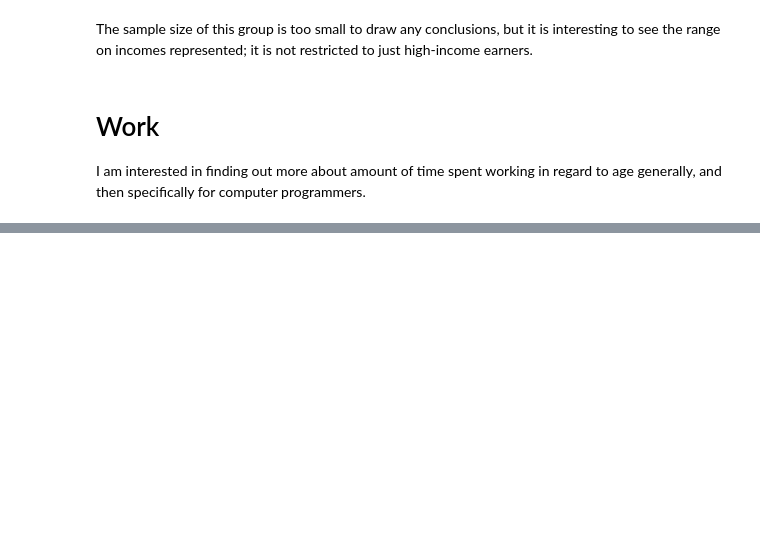
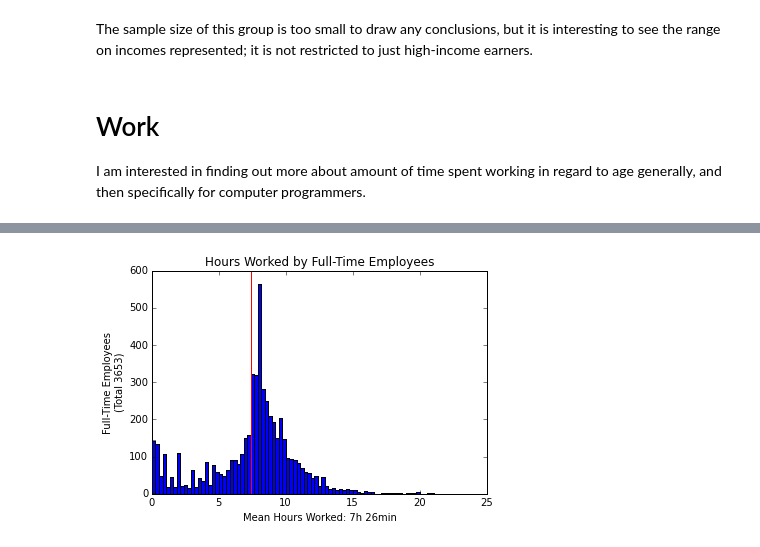
Before and after one commit to ahartz1/atus-analysis, a Jupyter notebook: atus-analysis.ipynb, the cells around one changed output, grey strips where cells are left out. Saved outputs shown, nothing was run; the diff lists cells and outputs as text; code cells hidden in the pictures; blank space fills up the shorter version.

```diff
--- a/atus-analysis.ipynb
+++ b/atus-analysis.ipynb
@@ -529,3 +531,16 @@ plt.show()
+# %%
+ft_hours_worked = pd.merge(hours_worked ,cps[cps.PRFTLF == 1][['TUCASEID']])
+# %%
+ft_hours_worked['hours_worked'].plot(kind='hist', bins=80, title='Hours Worked by Full-Time Employees')
+plt.ylabel('Full-Time Employees\n(Total {})'.format(len(ft_hours_worked['TUCASEID'].unique())))
+ymin, ymax = plt.ylim()
+plt.vlines(ft_hours_worked['hours_worked'].mean(), 0, ymax, color='r')
+plt.xlabel('Mean Hours Worked: {:.0f}h {:.0f}min' \
+           .format(ft_hours_worked.hours_worked.mean(),
+                   (ft_hours_worked.hours_worked.mean() - int(ft_hours_worked.hours_worked.mean()))*60))
+plt.show()
+# %% [output]
+[figure, added]
 # %%
 # roster = pd.read_csv('data/atusrost_2014.dat')
 # roster.head(2)
```
Also changed, not shown: parts of 3 cells of this notebook.
